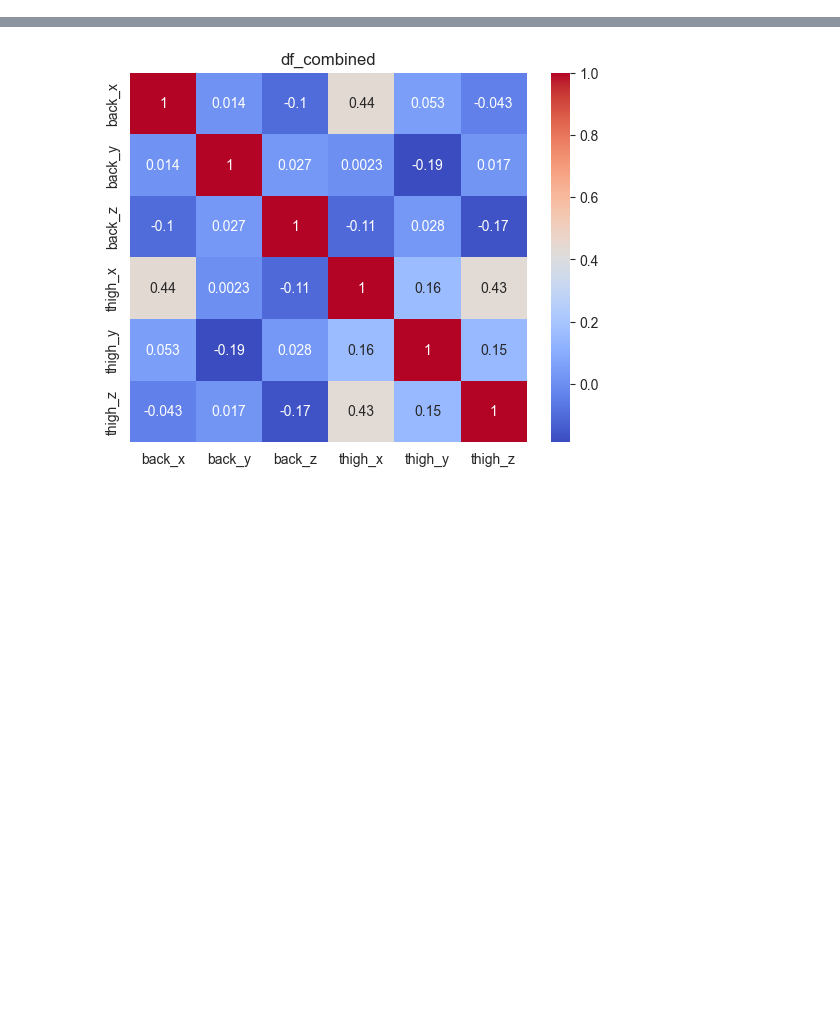
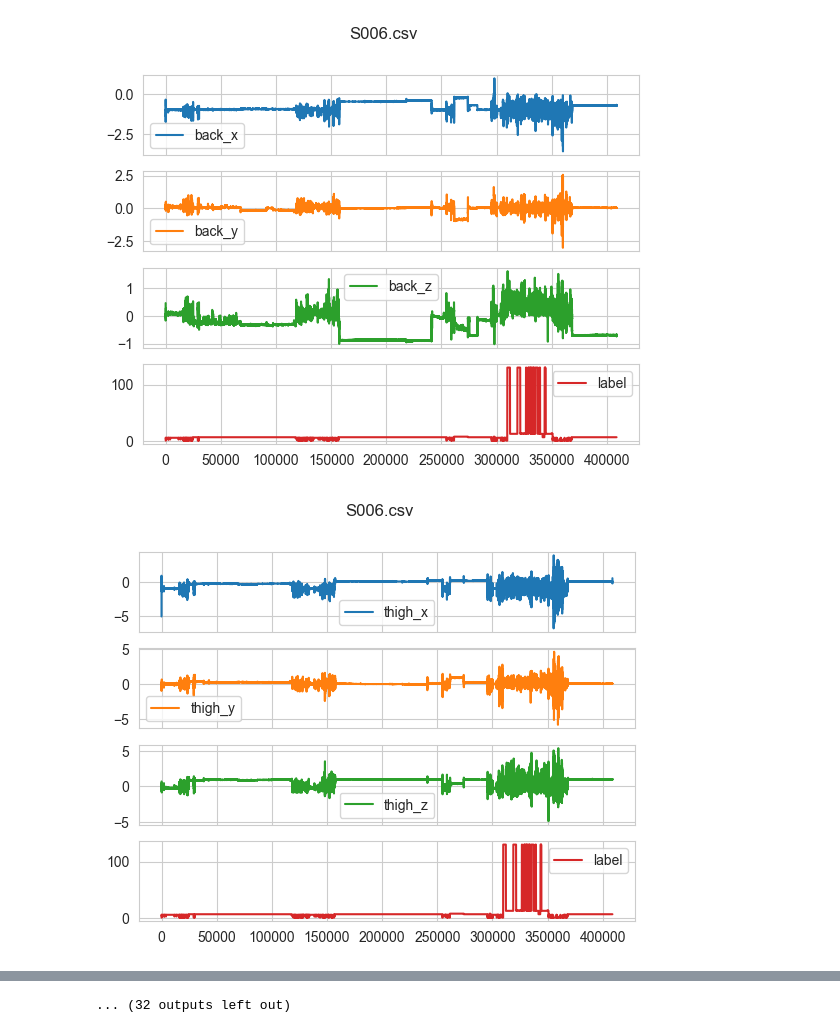
Before and after one commit to alex-xiarchos/ceid-DataMining, a Jupyter notebook: data_analysis.ipynb, the cells around one changed output, grey strips where cells are left out. Drawn from its saved outputs; the diff is of its cells as text; code cells hidden in the pictures; blank space fills up the shorter version.

```diff
--- a/data_analysis.ipynb
+++ b/data_analysis.ipynb
@@ -52,8 +52,12 @@ df_combined = df_combined.drop('label', axis=1)
 # df_combined.describe()
 # %%
 # Δημιουργία γραφημάτων
-# df = pd.read_csv(os.path.join('harth/', file_list[3]))
-# df[['back_x','back_y', 'back_z', 'label']].plot(title= 'S027', subplots=True)
-# plt.show()
-# df[['thigh_x','thigh_y', 'thigh_z', 'label']].plot(title= 'S027', subplots=True)
-# plt.show()
+for file in file_list:
+    df = pd.read_csv(os.path.join('harth/', file))
+    df[['back_x','back_y', 'back_z', 'label']].plot(title= file, subplots=True)
+    plt.show()
+    df[['thigh_x','thigh_y', 'thigh_z', 'label']].plot(title= file, subplots=True)
+    plt.show()
+# %% [output]
+[figure, added]
+[figure, added]
@@ -60 +74,2 @@ df_combined = df_combined.drop('label', axis=1)
+... (32 outputs left out)
 # %%
@@ -66,11 +81,9 @@ sns.displot(df_long, x='value', hue='sensor', kde=False, bins=100)
 # %%
 df = pd.read_csv(os.path.join('harth/', file_list[7]))
 my_columns = ['back_x', 'back_y', 'back_z', 'thigh_x', 'thigh_y', 'thigh_z']
-df_selected = df_combined[my_columns]
+df_selected = df[my_columns]
 
-correlation_matrix = df_selected.corr()
-sns.heatmap(correlation_matrix, annot=True, cmap='coolwarm')
+corr_df = df_selected.corr()
+sns.heatmap(corr_df, annot=True, cmap='coolwarm')
 plt.title('df_combined')
 plt.show()
-# %% [output]
-[figure, removed]
```
Also changed, not shown: parts of 2 cells of this notebook, 10 other files.
